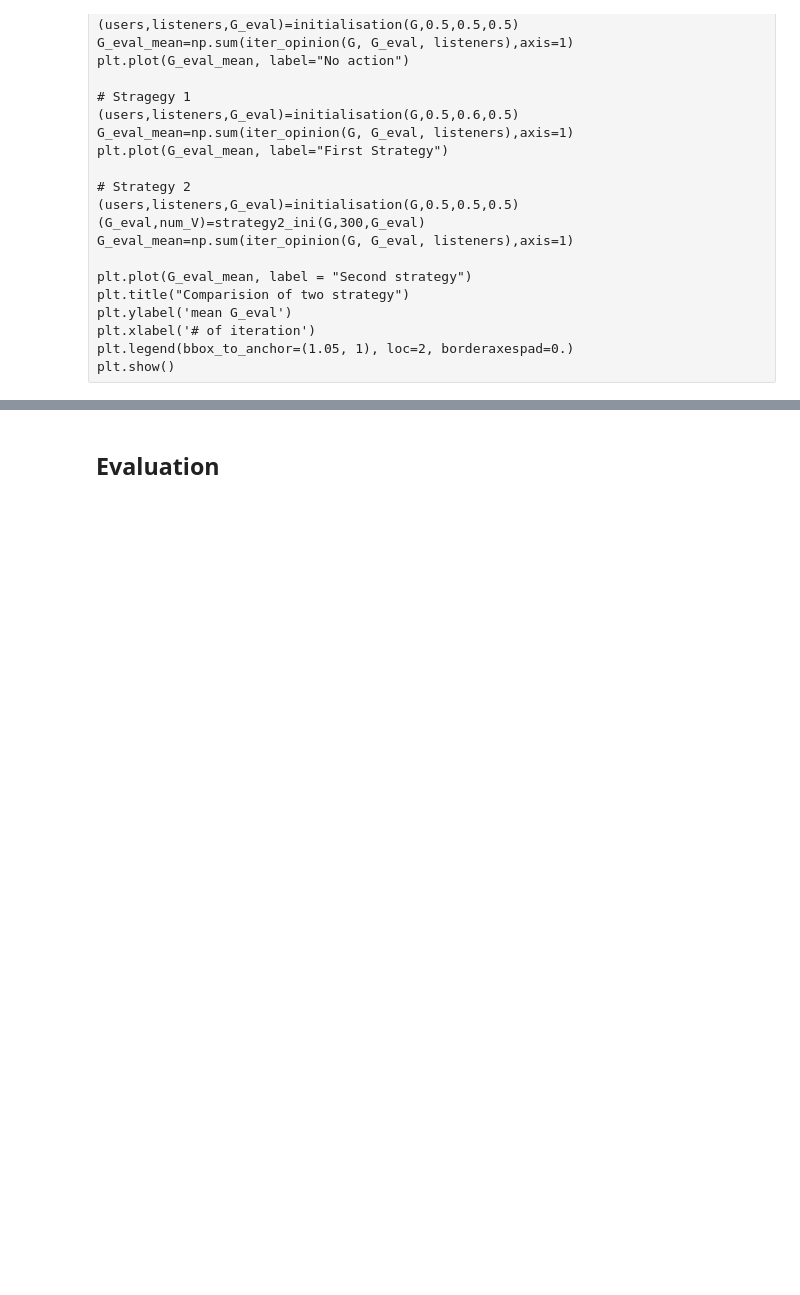
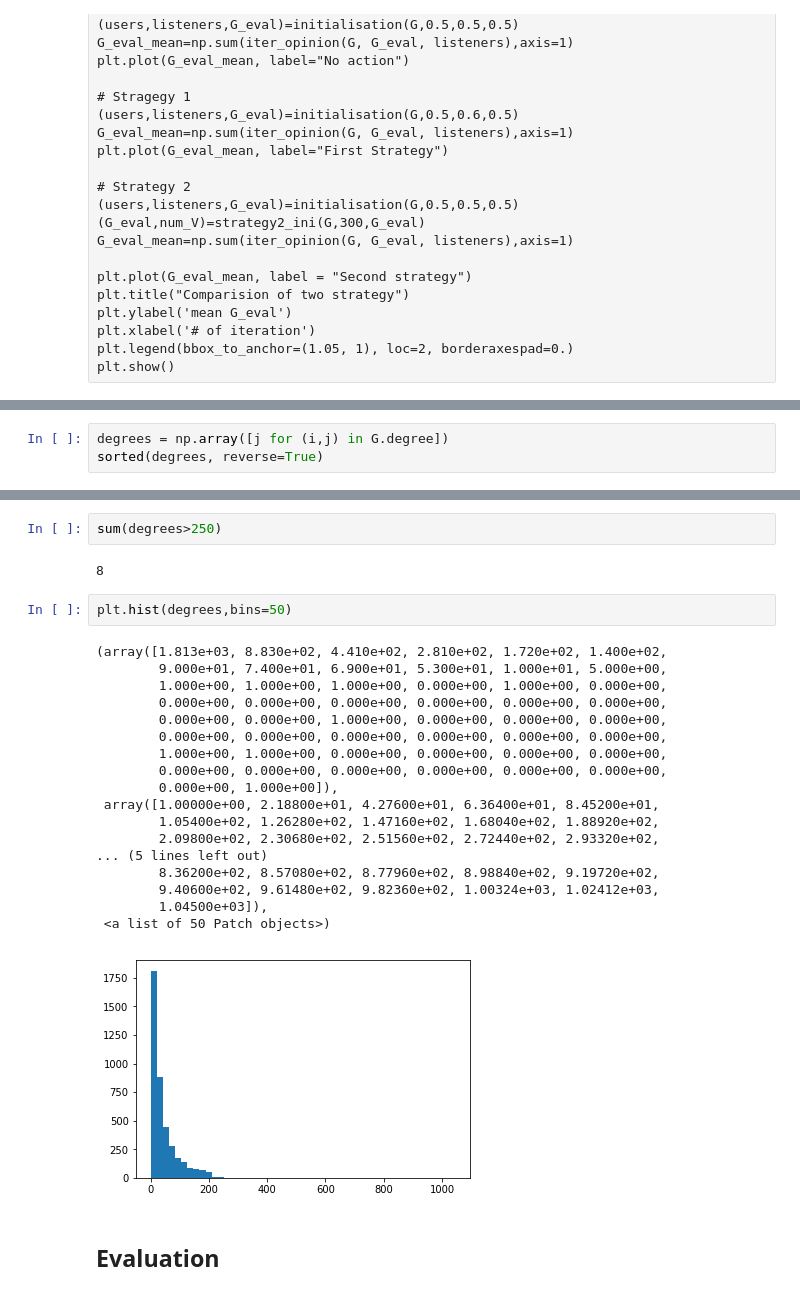
Before and after one commit to sun-xiaoyu/statQ, a Jupyter notebook: Final project.ipynb, the cells around one changed output, grey strips where cells are left out. Cells and saved outputs as stored; diff of their text form; blank space fills up the shorter version.

```diff
--- a/Final project.ipynb
+++ b/Final project.ipynb
@@ -201,0 +209,3 @@ Average degree:  43.6910
+# %%
+degrees = np.array([j for (i,j) in G.degree])
+sorted(degrees, reverse=True)
@@ -202,2 +230,27 @@ Average degree:  43.6910
+# %%
+sum(degrees>250)
+# %% [output]
+8
+# %%
+plt.hist(degrees,bins=50)
+# %% [output]
+(array([1.813e+03, 8.830e+02, 4.410e+02, 2.810e+02, 1.720e+02, 1.400e+02,
+        9.000e+01, 7.400e+01, 6.900e+01, 5.300e+01, 1.000e+01, 5.000e+00,
+        1.000e+00, 1.000e+00, 1.000e+00, 0.000e+00, 1.000e+00, 0.000e+00,
+        0.000e+00, 0.000e+00, 0.000e+00, 0.000e+00, 0.000e+00, 0.000e+00,
+        0.000e+00, 0.000e+00, 1.000e+00, 0.000e+00, 0.000e+00, 0.000e+00,
+        0.000e+00, 0.000e+00, 0.000e+00, 0.000e+00, 0.000e+00, 0.000e+00,
+        1.000e+00, 1.000e+00, 0.000e+00, 0.000e+00, 0.000e+00, 0.000e+00,
+        0.000e+00, 0.000e+00, 0.000e+00, 0.000e+00, 0.000e+00, 0.000e+00,
+        0.000e+00, 1.000e+00]),
+ array([1.00000e+00, 2.18800e+01, 4.27600e+01, 6.36400e+01, 8.45200e+01,
+        1.05400e+02, 1.26280e+02, 1.47160e+02, 1.68040e+02, 1.88920e+02,
+        2.09800e+02, 2.30680e+02, 2.51560e+02, 2.72440e+02, 2.93320e+02,
+... (5 lines left out)
+        8.36200e+02, 8.57080e+02, 8.77960e+02, 8.98840e+02, 9.19720e+02,
+        9.40600e+02, 9.61480e+02, 9.82360e+02, 1.00324e+03, 1.02412e+03,
+        1.04500e+03]),
+ <a list of 50 Patch objects>)
+[figure, added]
 # %% [markdown]
 ## Evaluation
```
Also changed, not shown: parts of 11 cells of this notebook.
